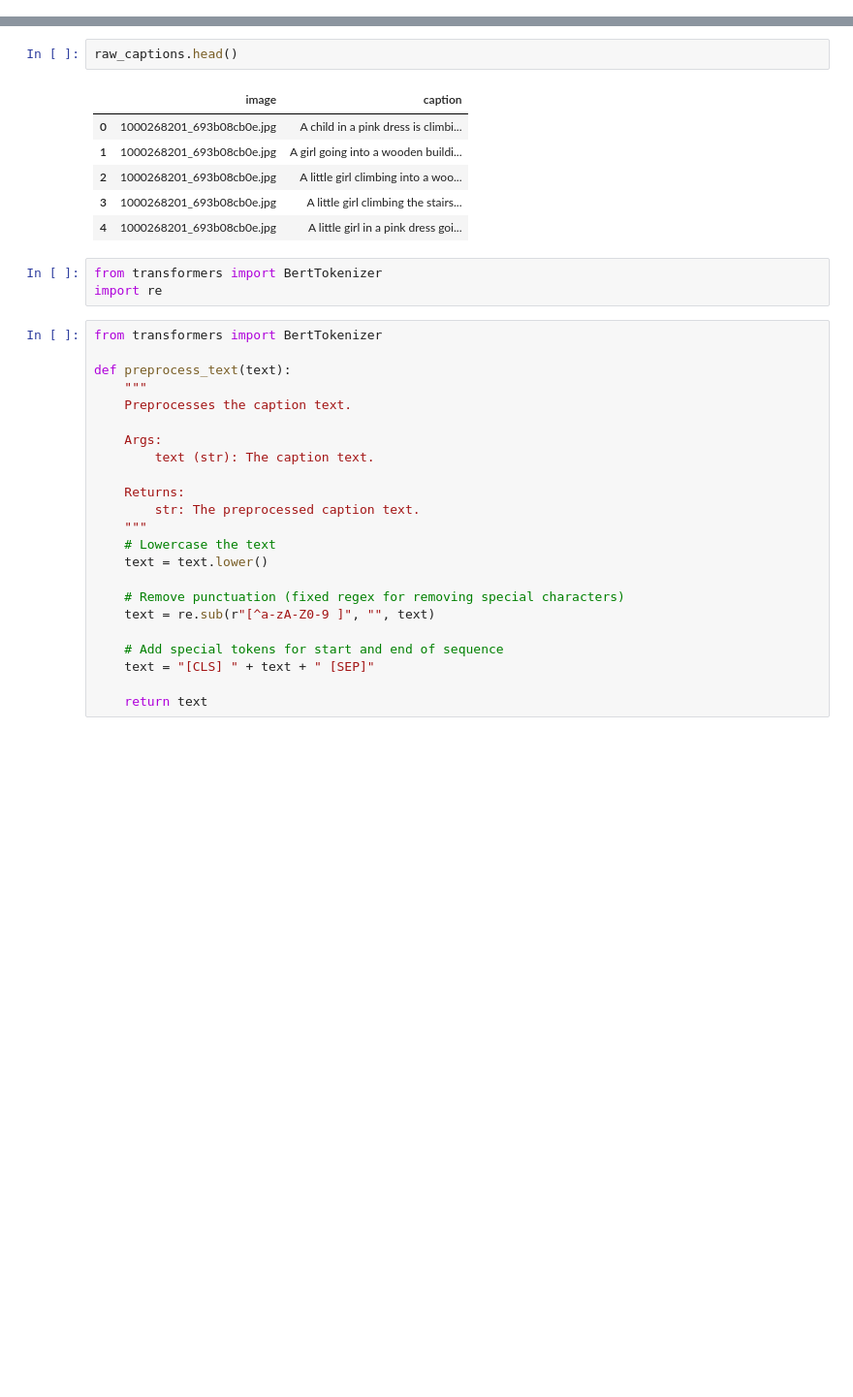
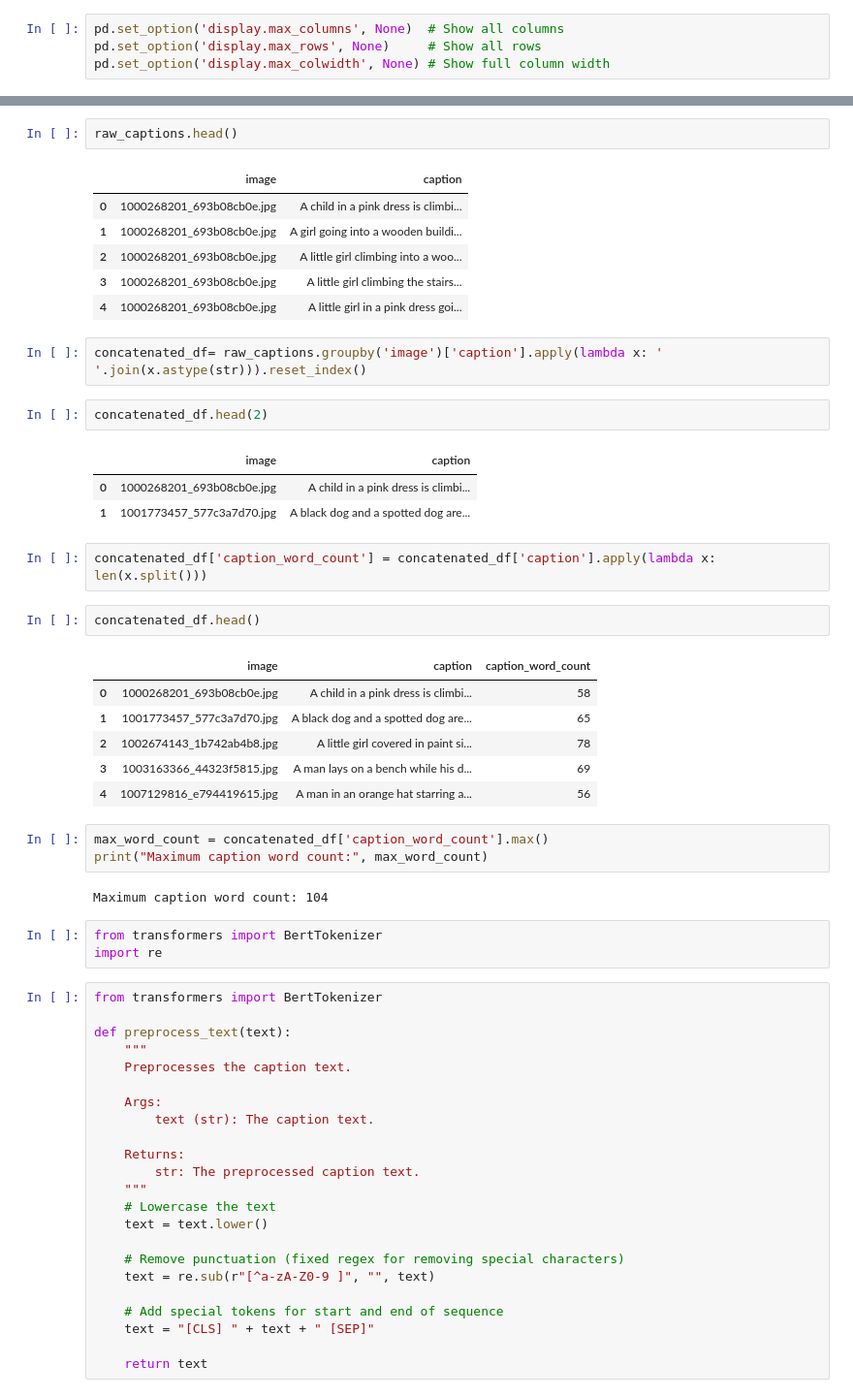
Before and after one commit to Ramkanc/Capstone_IIITH, a Jupyter notebook: Capstone1_RamK_Multi.ipynb, the cells around one changed output, grey strips where cells are left out. Shown at 97% size. Cells and saved outputs as stored; diff of their text form; blank space fills up the shorter version.

```diff
--- a/Capstone1_RamK_Multi.ipynb
+++ b/Capstone1_RamK_Multi.ipynb
@@ -193,6 +166,10 @@ labels_file = os.path.join(path, found_files[0])
 # %%
 # for line in open(labels_file, 'r'):
 #     print(line)
+# %%
+pd.set_option('display.max_columns', None)  # Show all columns
+pd.set_option('display.max_rows', None)     # Show all rows
+pd.set_option('display.max_colwidth', None) # Show full column width
 # %%
 raw_captions = pd.read_csv(labels_file, delimiter=',',header=0)
 # %%
@@ -204,6 +181,30 @@ raw_captions.head()
 | 2 | 1000268201_693b08cb0e.jpg | A little girl climbing into a woo... |
 | 3 | 1000268201_693b08cb0e.jpg | A little girl climbing the stairs... |
 | 4 | 1000268201_693b08cb0e.jpg | A little girl in a pink dress goi... |
+# %%
+concatenated_df= raw_captions.groupby('image')['caption'].apply(lambda x: ' '.join(x.astype(str))).reset_index()
+# %%
+concatenated_df.head(2)
+# %% [output]
+|  | image | caption |
+| 0 | 1000268201_693b08cb0e.jpg | A child in a pink dress is climbi... |
+| 1 | 1001773457_577c3a7d70.jpg | A black dog and a spotted dog are... |
+# %%
+concatenated_df['caption_word_count'] = concatenated_df['caption'].apply(lambda x: len(x.split()))
+# %%
+concatenated_df.head()
+# %% [output]
+|  | image | caption | caption_word_count |
+| 0 | 1000268201_693b08cb0e.jpg | A child in a pink dress is climbi... | 58 |
+| 1 | 1001773457_577c3a7d70.jpg | A black dog and a spotted dog are... | 65 |
+| 2 | 1002674143_1b742ab4b8.jpg | A little girl covered in paint si... | 78 |
+| 3 | 1003163366_44323f5815.jpg | A man lays on a bench while his d... | 69 |
+| 4 | 1007129816_e794419615.jpg | A man in an orange hat starring a... | 56 |
+# %%
+max_word_count = concatenated_df['caption_word_count'].max()
+print("Maximum caption word count:", max_word_count)
+# %% [output]
+Maximum caption word count: 104
 # %%
 from transformers import BertTokenizer
 import re
```
Also changed, not shown: parts of 8 cells of this notebook.
